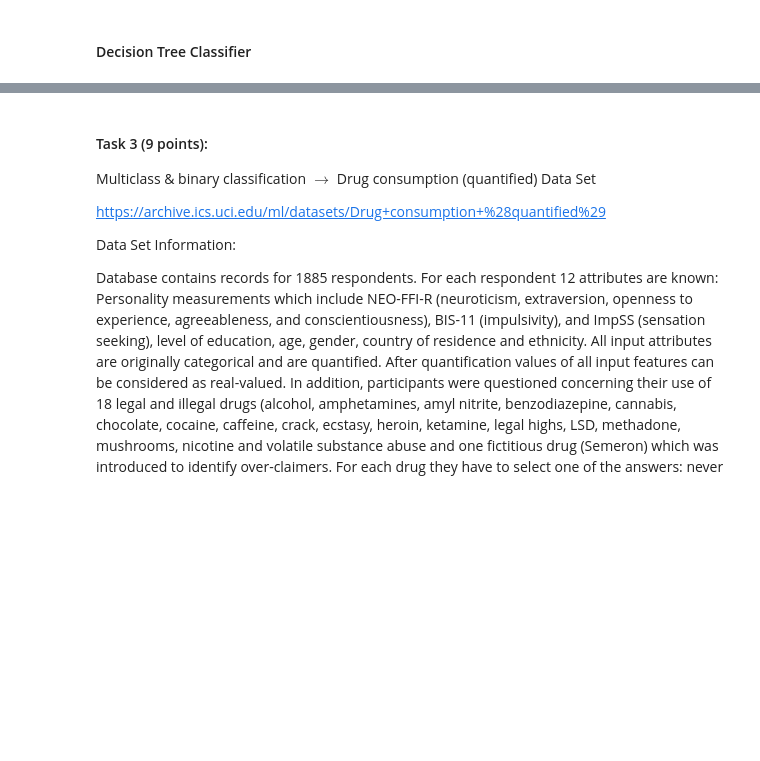
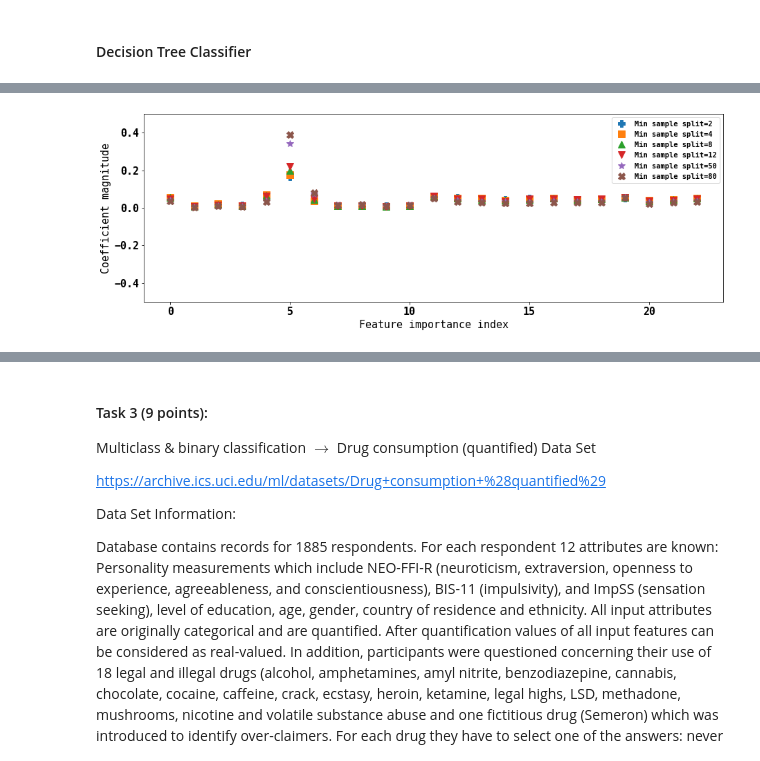
Before and after one commit to alintu/Assignments, a Jupyter notebook: Assignment_1.ipynb, the cells around one changed output, grey strips where cells are left out. Saved outputs shown, nothing was run; the diff lists cells and outputs as text; code cells hidden in the pictures; blank space fills up the shorter version.

```diff
--- a/Assignment_1.ipynb
+++ b/Assignment_1.ipynb
@@ -365,0 +479,16 @@ Accuracy on test set: 0.732
+# %%
+def plot_tree():
+    plt.plot(tree.feature_importances_, 'P', label="Min sample split=2")
+    plt.plot(tree4.feature_importances_, 's', label="Min sample split=4")
+    plt.plot(tree8.feature_importances_, '^', label="Min sample split=8")
+    plt.plot(tree12.feature_importances_, 'v', label="Min sample split=12")
+    plt.plot(tree50.feature_importances_, '*', label="Min sample split=50")
+    plt.plot(tree80.feature_importances_, 'X', label="Min sample split=80")
+    plt.xlabel("Feature importance index")
+    plt.ylabel("Coefficient magnitude")
+    plt.ylim(-0.50, 0.50)
+    plt.legend(fontsize='x-small')
+# %%
+plot_tree()
+# %% [output]
+[figure, added]
```
Also changed, not shown: parts of 20 cells of this notebook, 1 other file.
